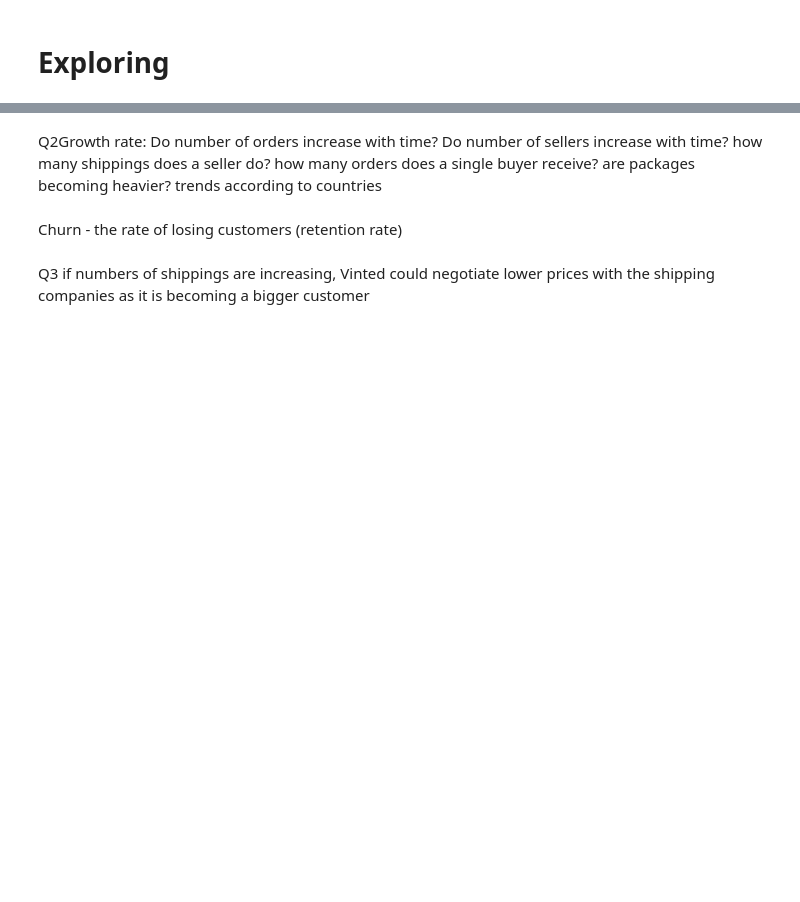
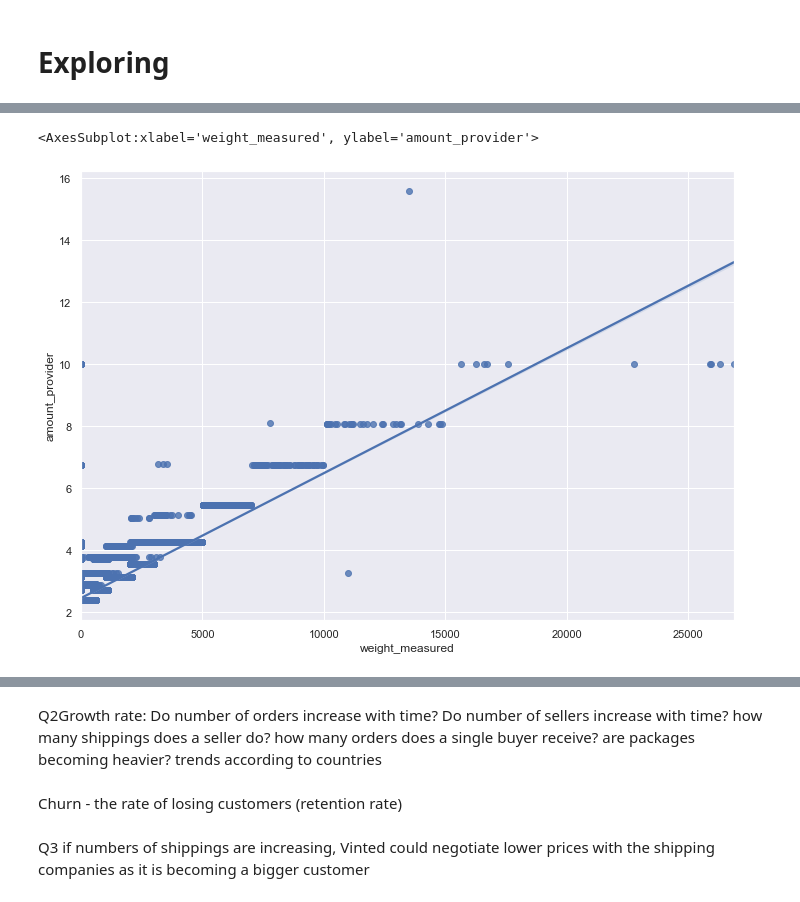
Before and after one commit to evalkova/vinted_task, a Jupyter notebook: vinted_notebook.ipynb, the cells around one changed output, grey strips where cells are left out. Saved outputs shown, nothing was run; the diff lists cells and outputs as text; code cells hidden in the pictures; blank space fills up the shorter version.

```diff
--- a/vinted_notebook.ipynb
+++ b/vinted_notebook.ipynb
@@ -291,0 +396,5 @@ product_provider_invoices_shipments_df.describe()
+# %%
+sns.regplot(x=full_df["weight_measured"], y=full_df["amount_provider"])
+# %% [output]
+<AxesSubplot:xlabel='weight_measured', ylabel='amount_provider'>
+[figure, added]
```
Also changed, not shown: parts of 27 cells of this notebook.
